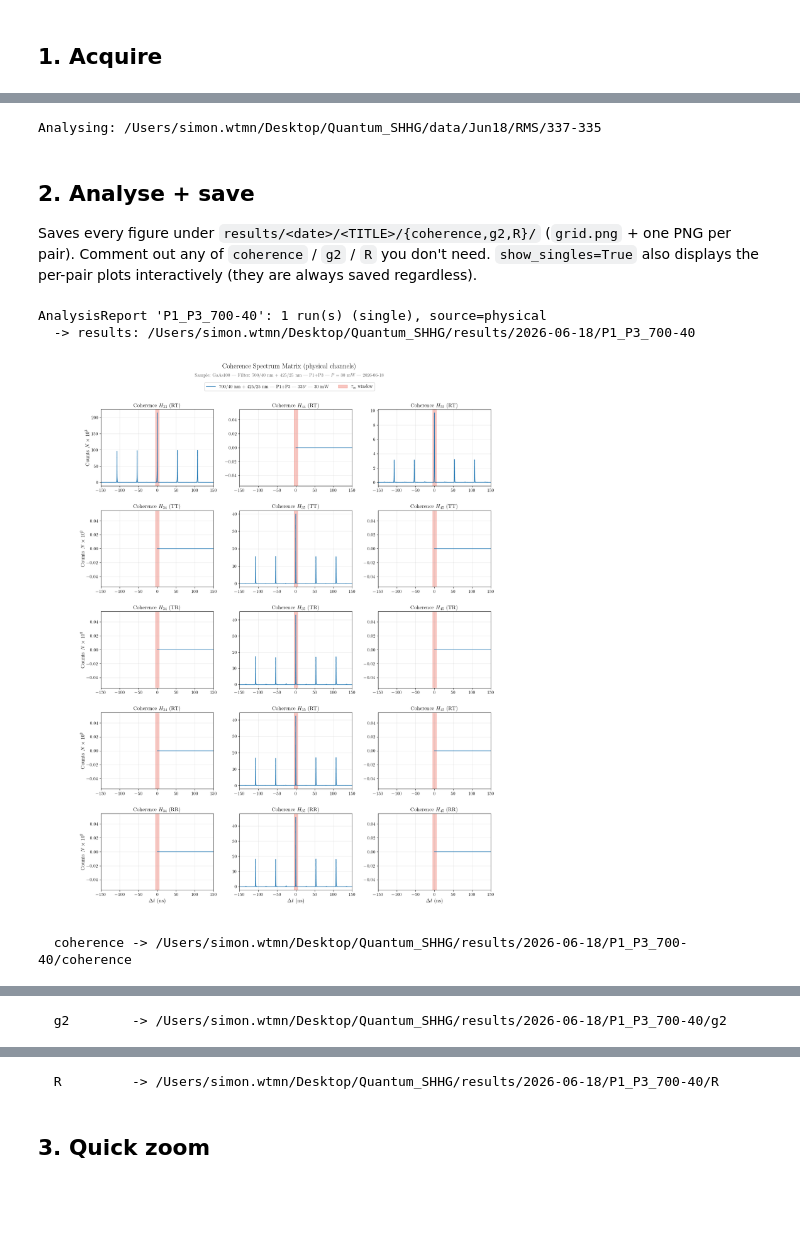
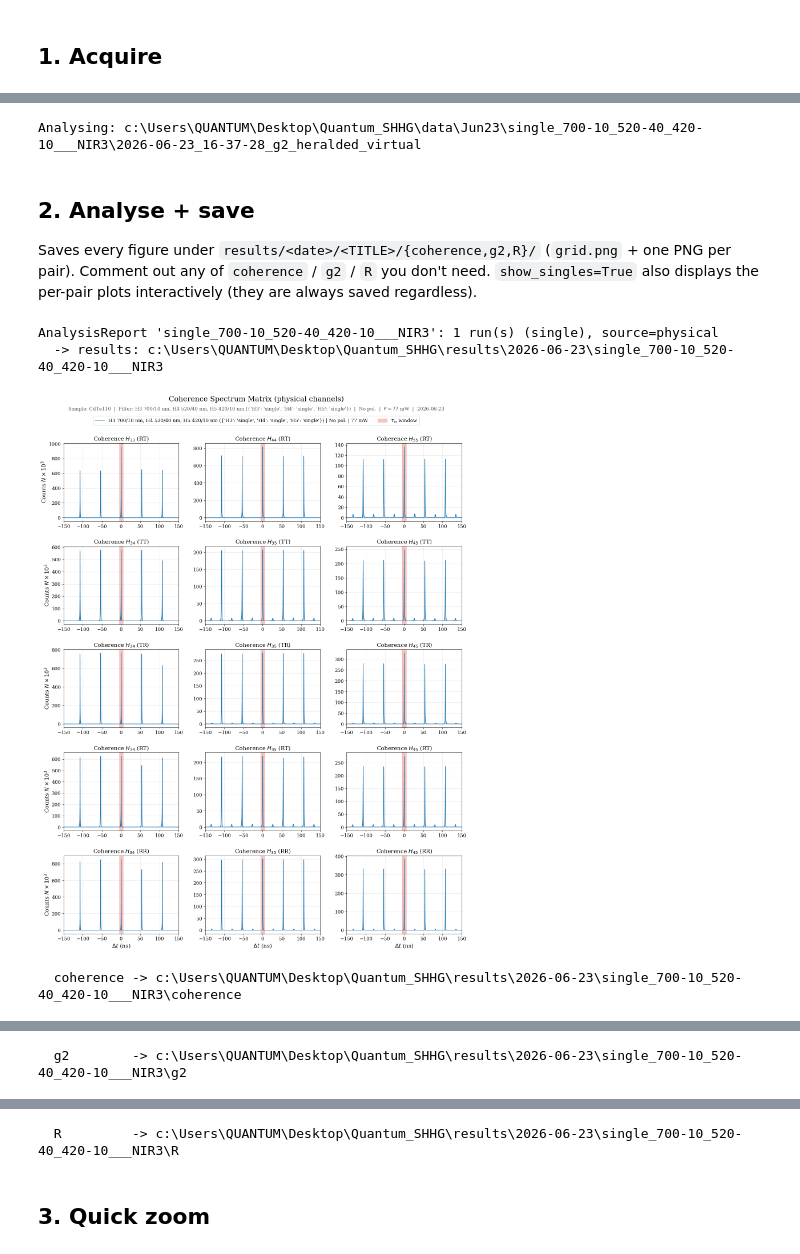
Before and after one commit to SimonWtmn/Quantum_SHHG, a Jupyter notebook: run/singletest/acquire_and_analyze.ipynb, the cells around one changed output, grey strips where cells are left out. Cells and saved outputs as stored; diff of their text form; code cells hidden in the pictures; blank space fills up the shorter version.

```diff
--- a/run/singletest/acquire_and_analyze.ipynb
+++ b/run/singletest/acquire_and_analyze.ipynb
@@ -1,17 +1,18 @@
 # %% [markdown]
 # Acquire + analyse — one configuration
 # %%
-TITLE    = "P1_P3_700-40"            # names data/ and results/ folders for THIS configuration
+TITLE    = "single_700-10_520-40_420-10___NIR3"  # names data/ and results/ folders for THIS configuration
 DAY      = "Jun23"
-MATERIAL = "CdTe110"             # bare sample name only (no filters/polarisers here)
-POWER_MW = 30.0                  # fixed today
+MATERIAL = "CdTe110"  # sample
+POWER_MW = 77
 
 # --- the optical configuration under test (saved into the pkl) ---
 CONFIG = {
-    "P1": True,                                     # polariser 1 in the beam?
-    "P3": True,                                    # polariser 3 in the beam?
-    "filters": {"H3": "700-40", "H5": "425-25"},    # per-harmonic bandpass (center-bandwidth)
-    "filter_layout": "per-channel",                 # 'per-channel' (one per arm) or 'single' (shared by both arms)
+    "P1": False,                                                        # pre pol
+    "P3": False,                                                        # post pol
+    "filters": {"H3": "700-10", "H4": "520-40", "H5": "420-10"},        # per-harmonic bandpass (center-bandwidth)
+    "filter_layout": {"H3": "single", "H4": "single", "H5": "single"},  # per-channel = one per arm // single = shared by both arms
+    "density": "NIR3"
 }
 
 # --- short test acquisition ---
@@ -26,9 +27,9 @@ TRIGGER_V       = 0.5
 BINWIDTH_PS     = 100
 NUM_BINS        = 50000
 COINC_WINDOW_PS = 25000
-REP_RATE_HZ     = 18.66e6
+REP_RATE_HZ     = 18.6e6
 WAVELENGTH_NM   = 2100
 
-LIVE_HARDWARE = False
+LIVE_HARDWARE = True
 PRM1_SERIAL   = "27264707"
 # %%
@@ -69,8 +69,7 @@ if LIVE_HARDWARE:
             binwidth_ps=BINWIDTH_PS, num_bins=NUM_BINS,
             coincidence_window_ps=COINC_WINDOW_PS,
         ),
-        chunking=ChunkingParams(enabled=True, chunk_minutes=CHUNK_MINUTES,
-                                max_chunks=MAX_CHUNKS, stop_when_reached=False),
+        chunking=ChunkingParams(enabled=True, chunk_minutes=CHUNK_MINUTES, max_chunks=MAX_CHUNKS, stop_when_reached=False),
     )
     with Acquisition(cfg, recorder=CombinedRecorder()) as acq:
         acq.run_chunked(ScanPoint(power_mw=POWER_MW, label=TITLE))
@@ -85,7 +101,7 @@ if RUN_PATH is None:
     RUN_PATH = ROOT / "data" / "Jun18" / "RMS" / "337-335"
 print("Analysing:", RUN_PATH)
 # %% [output]
-Analysing: /Users/simon.wtmn/Desktop/Quantum_SHHG/data/Jun18/RMS/337-335
+Analysing: c:\Users\QUANTUM\Desktop\Quantum_SHHG\data\Jun23\single_700-10_520-40_420-10___NIR3\2026-06-23_16-37-28_g2_heralded_virtual
 # %% [markdown]
 ## 2. Analyse + save
 
@@ -95,13 +111,13 @@ displays the per-pair plots interactively (they are always saved regardless).
 # %%
 from src.report import AnalysisReport
 
 rep = AnalysisReport(RUN_PATH, title=TITLE, results_root=RESULTS_DIR)
 
 rep.coherence(xlim=150, integration_window_ns=10, show_singles=False)
-rep.g2(methods=["direct", "delay"], ylim=(1, 3),tau_min=0.3, tau_max=40, step=1.0, show_singles=False, num_side_peaks=5)
-rep.R(methods=["direct"], ylim=(0.9, 1.1), tau_min=0.3, tau_max=40, step=1.0, show_singles=False, num_side_peaks=5)
+rep.g2(methods=["delay"], ylim=(0.8, 3),tau_min=0.3, tau_max=40, step=1.0, show_singles=False, num_side_peaks=5)
+rep.R(methods=["delay"], ylim=(0.5, 1.8), tau_min=0.3, tau_max=40, step=1.0, show_singles=False, num_side_peaks=5)
 # %% [output]
-AnalysisReport 'P1_P3_700-40': 1 run(s) (single), source=physical
-  -> results: /Users/simon.wtmn/Desktop/Quantum_SHHG/results/2026-06-18/P1_P3_700-40
+AnalysisReport 'single_700-10_520-40_420-10___NIR3': 1 run(s) (single), source=physical
+  -> results: c:\Users\QUANTUM\Desktop\Quantum_SHHG\results\2026-06-23\single_700-10_520-40_420-10___NIR3
-[figure, old version]
+[figure, new version]
-  coherence -> /Users/simon.wtmn/Desktop/Quantum_SHHG/results/2026-06-18/P1_P3_700-40/coherence
+  coherence -> c:\Users\QUANTUM\Desktop\Quantum_SHHG\results\2026-06-23\single_700-10_520-40_420-10___NIR3\coherence
@@ -109 +125 @@ AnalysisReport 'P1_P3_700-40': 1 run(s) (single), source=physical
-  g2        -> /Users/simon.wtmn/Desktop/Quantum_SHHG/results/2026-06-18/P1_P3_700-40/g2
+  g2        -> c:\Users\QUANTUM\Desktop\Quantum_SHHG\results\2026-06-23\single_700-10_520-40_420-10___NIR3\g2
@@ -111,4 +127,4 @@ AnalysisReport 'P1_P3_700-40': 1 run(s) (single), source=physical
-  R         -> /Users/simon.wtmn/Desktop/Quantum_SHHG/results/2026-06-18/P1_P3_700-40/R
+  R         -> c:\Users\QUANTUM\Desktop\Quantum_SHHG\results\2026-06-23\single_700-10_520-40_420-10___NIR3\R
 # %% [markdown]
 ## 3. Quick zoom
 # %%
```
Also changed, not shown: parts of 4 cells of this notebook, 3 other files.
